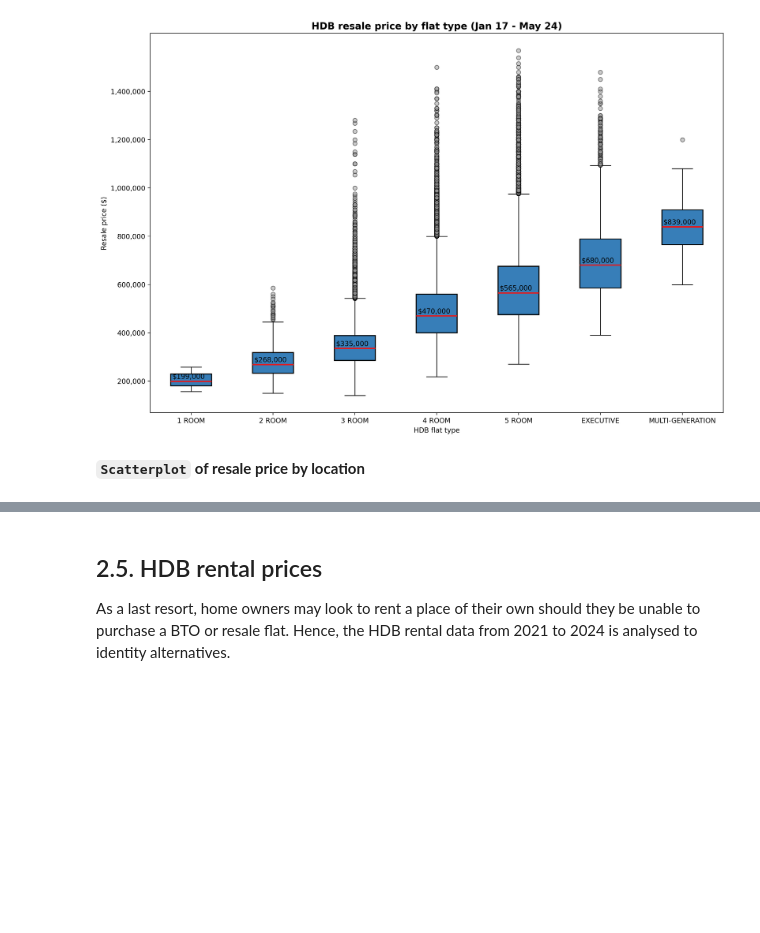
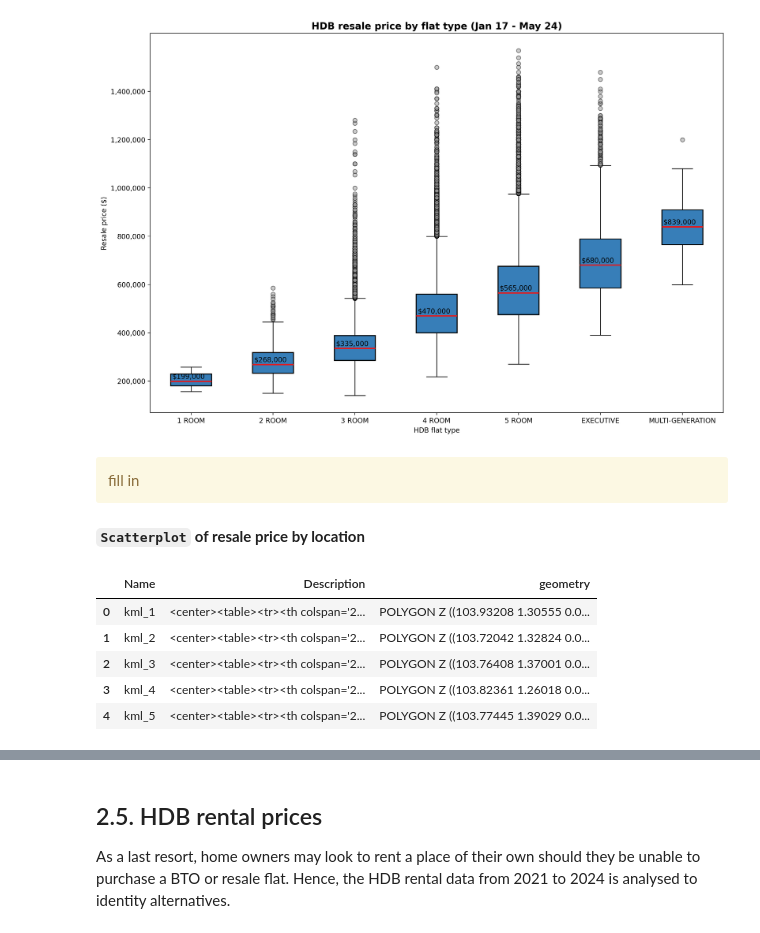
Before and after one commit to keithsngth/sg-public-housing-analysis, a Jupyter notebook: 04_Scripts/CA1_HDB Analysis.ipynb, the cells around one changed output, grey strips where cells are left out. Drawn from its saved outputs; the diff is of its cells as text; code cells hidden in the pictures; blank space fills up the shorter version.

Commit message:
Added data inspection, map boundaries, placeholders

```diff
--- a/04_Scripts/CA1_HDB Analysis.ipynb
+++ b/04_Scripts/CA1_HDB Analysis.ipynb
@@ -480,6 +607,8 @@ for line in bp['medians']:
 plt.show()
 # %% [output]
 [figure]
+# %% [markdown]
+<div class= "alert alert-block alert-warning"> fill in </div>
 # %% [markdown]
 __`Scatterplot` of resale price by location__
 # %%
@@ -503,3 +632,16 @@ unique_address = np.unique(address)
 # Retrieve address details for each record in original address array
 latitude = [address_dict[i]['latitude'] for i in address]
 longitude = [address_dict[i]['longitude'] for i in address]
+# %%
+# Import Singapore planning area boundary map as basemap
+sg = gpd.read_file('../02_Data/MasterPlan2019PlanningAreaBoundaryNoSea.geojson')
+
+# Inspect dataframe
+sg.head()
+# %% [output]
+|  | Name | Description | geometry |
+| 0 | kml_1 | <center><table><tr><th colspan='2... | POLYGON Z ((103.93208 1.30555 0.0... |
+| 1 | kml_2 | <center><table><tr><th colspan='2... | POLYGON Z ((103.72042 1.32824 0.0... |
+| 2 | kml_3 | <center><table><tr><th colspan='2... | POLYGON Z ((103.76408 1.37001 0.0... |
+| 3 | kml_4 | <center><table><tr><th colspan='2... | POLYGON Z ((103.82361 1.26018 0.0... |
+| 4 | kml_5 | <center><table><tr><th colspan='2... | POLYGON Z ((103.77445 1.39029 0.0... |
```
Also changed, not shown: parts of 17 cells of this notebook.
